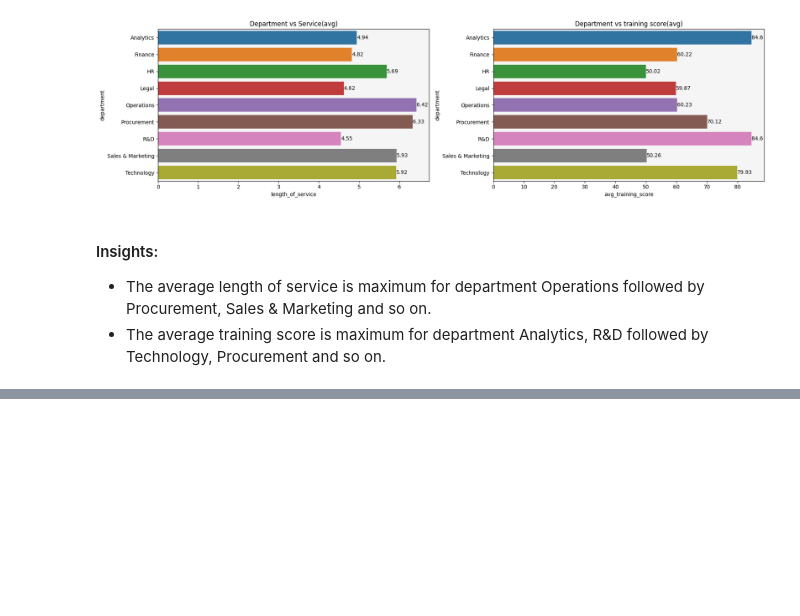
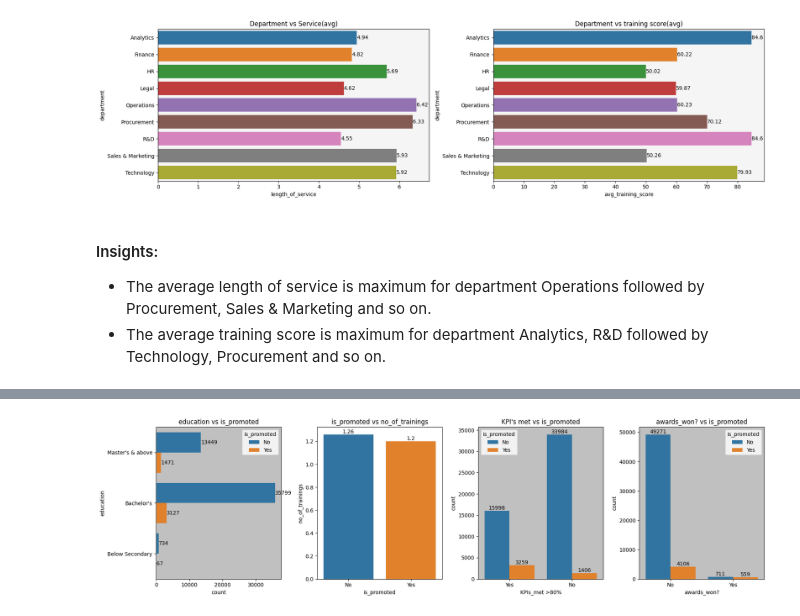
Before and after one commit to Akshay-Paunikar/HR_Analytics, a Jupyter notebook: notebook/hr_analytics_EDA.ipynb, the cells around one changed output, grey strips where cells are left out. Saved outputs shown, nothing was run; the diff lists cells and outputs as text; code cells hidden in the pictures; blank space fills up the shorter version.

```diff
--- a/notebook/hr_analytics_EDA.ipynb
+++ b/notebook/hr_analytics_EDA.ipynb
@@ -940,0 +952,4 @@ plt.show()
+# %%
+# is_promoted vs avg no of trainings
+promoted_training = train_data.groupby(['is_promoted'])['no_of_trainings'].mean().reset_index().round(2)
+promoted_training
@@ -940,0 +978,46 @@ plt.show()
+# %%
+plt.figure(figsize=(18,5))
+
+# education vs is_promoted
+
+ax1 = plt.subplot2grid((1,4),(0,0))
+
+sns.countplot(y='education', data=train_data, hue='is_promoted', ax=ax1)
+for i in ax1.containers:
+    ax1.bar_label(i)
+ax1.set_facecolor('silver')
+plt.title('education vs is_promoted')
+
+# is_promoted vs avg no of trainings
+
+ax2 = plt.subplot2grid((1,4),(0,1))
+
+sns.barplot(x='is_promoted', y='no_of_trainings', data=promoted_training, ci=None, ax=ax2)
+for i in ax2.containers:
+    ax2.bar_label(i)
+plt.title("is_promoted vs no_of_trainings")
+
+# KPI's met vs is_promoted
+
+ax3 = plt.subplot2grid((1,4),(0,2))
+
+sns.countplot(x='KPIs_met >80%', data=train_data, hue='is_promoted', ax=ax3)
+for i in ax3.containers:
+    ax3.bar_label(i)
+ax3.set_facecolor('silver')
+plt.title("KPI's met vs is_promoted")
+
+# awards_won? vs is_promoted
+
+ax4 = plt.subplot2grid((1,4),(0,3))
+
+sns.countplot(x='awards_won?', data=train_data, hue='is_promoted', ax=ax4)
+for i in ax4.containers:
+    ax4.bar_label(i)
+ax4.set_facecolor('silver')
+plt.title("awards_won? vs is_promoted")
+
+plt.tight_layout()
+plt.show()
+# %% [output]
+[figure, added]
```
Also changed, not shown: parts of 5 cells of this notebook, 1 other file.
